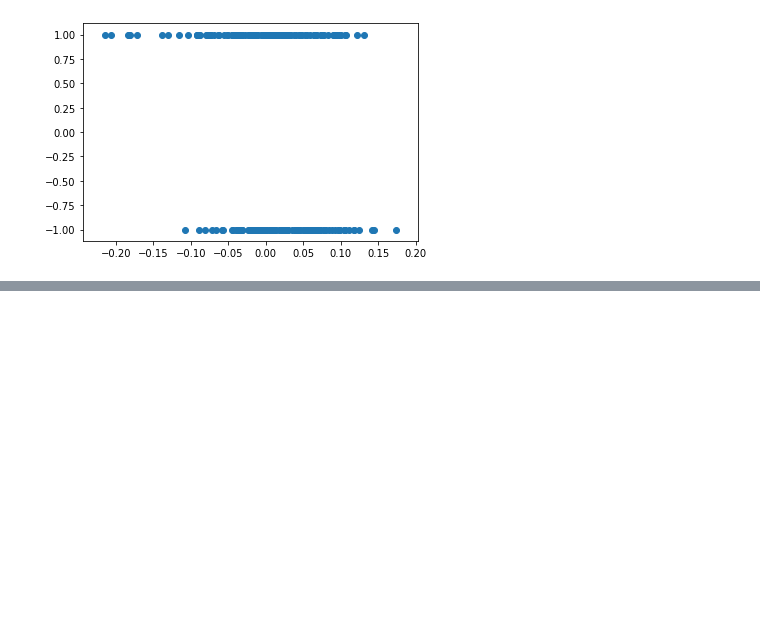
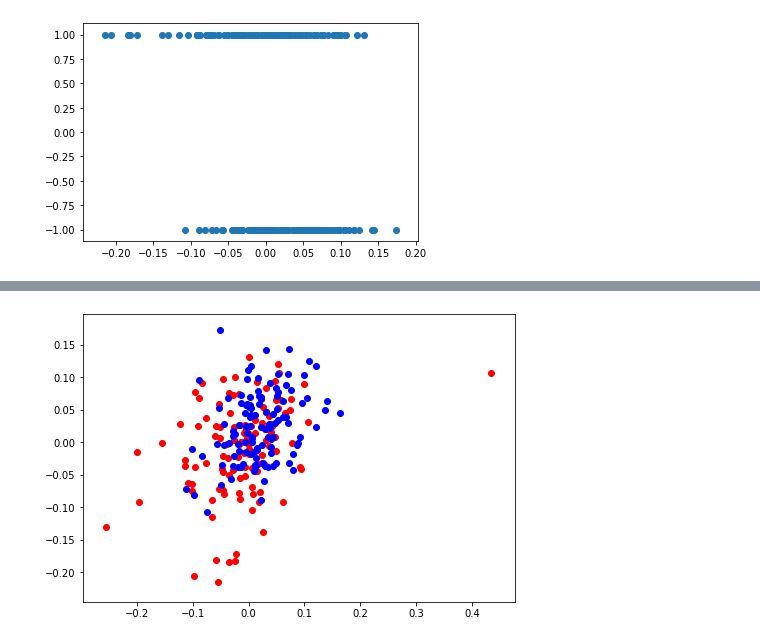
Before and after one commit to jfsuarezb/forex-bot, a Jupyter notebook: correlation-study.ipynb, the cells around one changed output, grey strips where cells are left out. Cells and saved outputs as stored; diff of their text form; code cells hidden in the pictures; blank space fills up the shorter version.

```diff
--- a/correlation-study.ipynb
+++ b/correlation-study.ipynb
@@ -123,0 +151,8 @@ print(labels)
+# %%
+fig = plt.figure()
+ax = fig.add_axes([0,0,1,1])
+ax.scatter(scatter_positive_exchange[1],scatter_positive_exchange[2], color='r')
+ax.scatter(scatter_negative_exchange[1],scatter_negative_exchange[2], color='b')
+plt.show()
+# %% [output]
+[figure, added]
```
Also changed, not shown: parts of 7 cells of this notebook, 1 other file.
